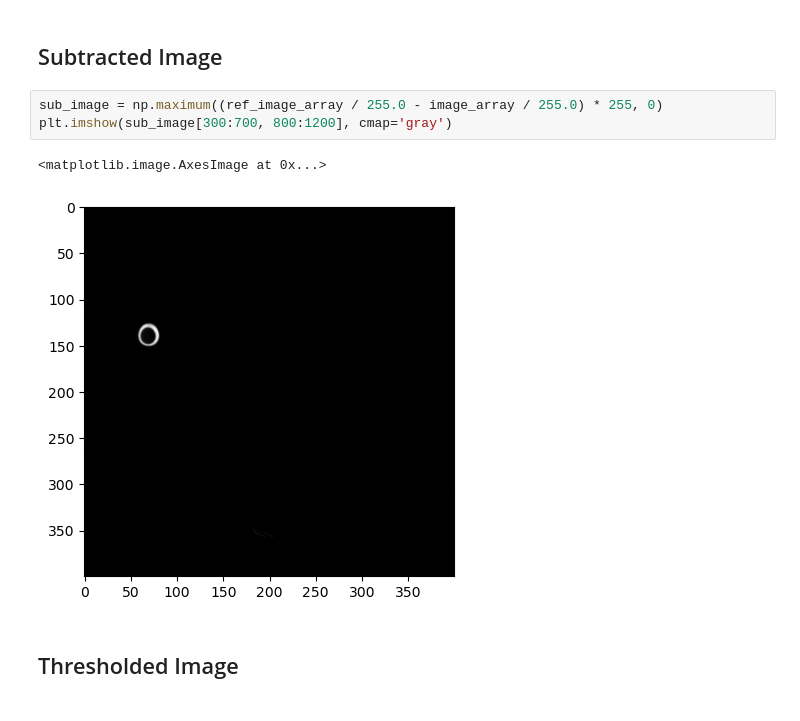
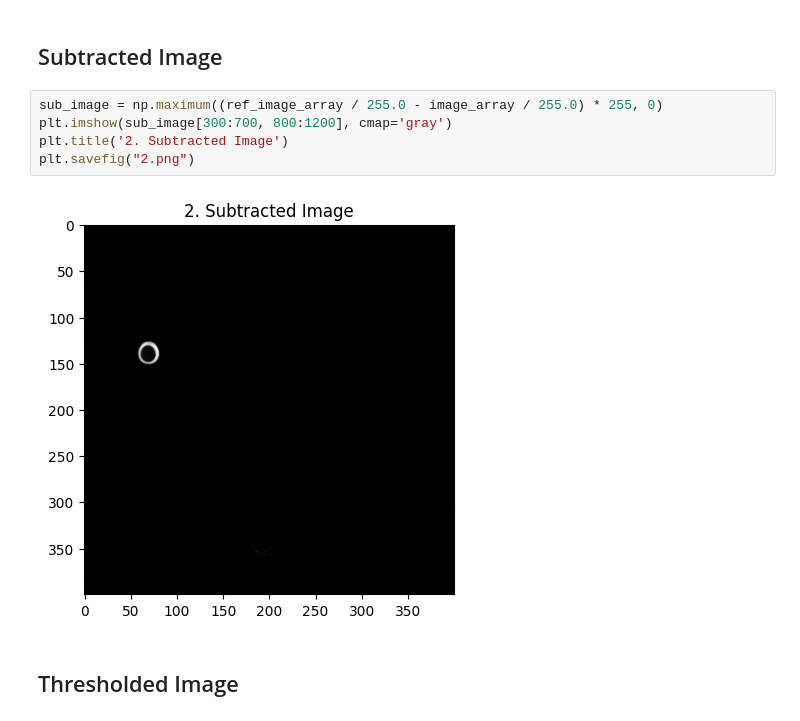
Before and after one commit to Hari31416/mini-project, a Jupyter notebook: presentations/second/images.ipynb, the cells around one changed output. Saved outputs shown, nothing was run; the diff lists cells and outputs as text.

```diff
--- a/presentations/second/images.ipynb
+++ b/presentations/second/images.ipynb
@@ -27,9 +31,10 @@ plt.imshow(image_array[300:700, 800:1200], cmap='gray');
 # %%
 sub_image = np.maximum((ref_image_array / 255.0 - image_array / 255.0) * 255, 0)
 plt.imshow(sub_image[300:700, 800:1200], cmap='gray')
+plt.title('2. Subtracted Image')
+plt.savefig("2.png")
 # %% [output]
-<matplotlib.image.AxesImage at 0x...>
-[figure, old version]
+[figure, new version]
 # %% [markdown]
 ## Thresholded Image
 # %%
```
Also changed, not shown: parts of 7 cells of this notebook, 6 other files.
